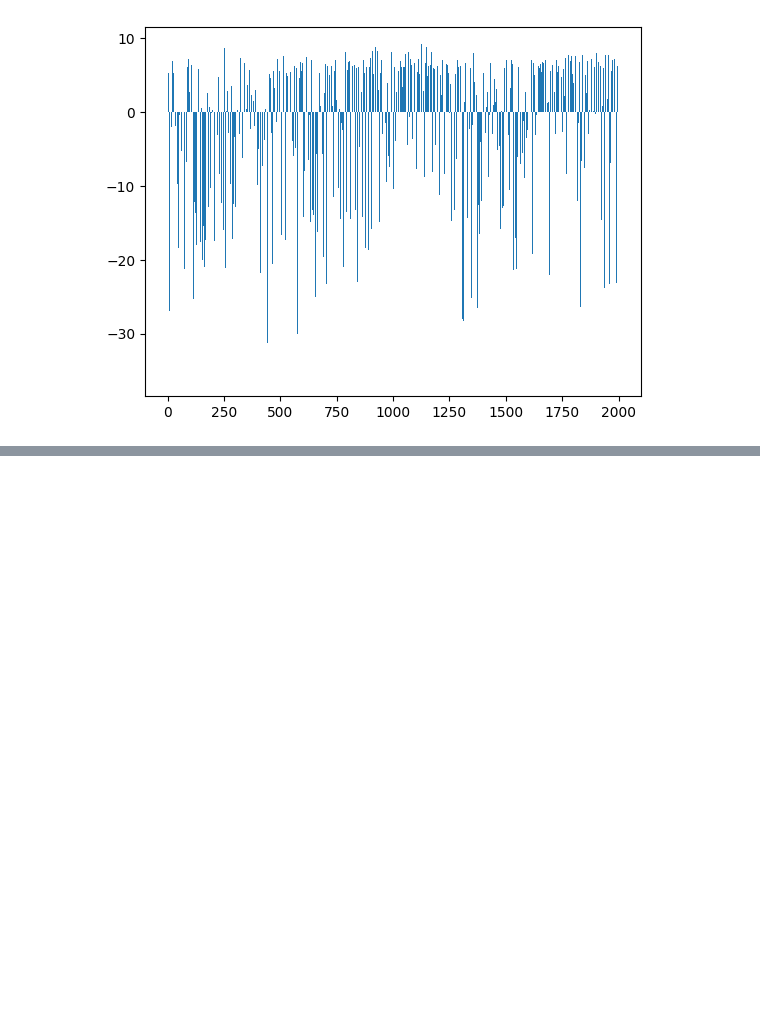
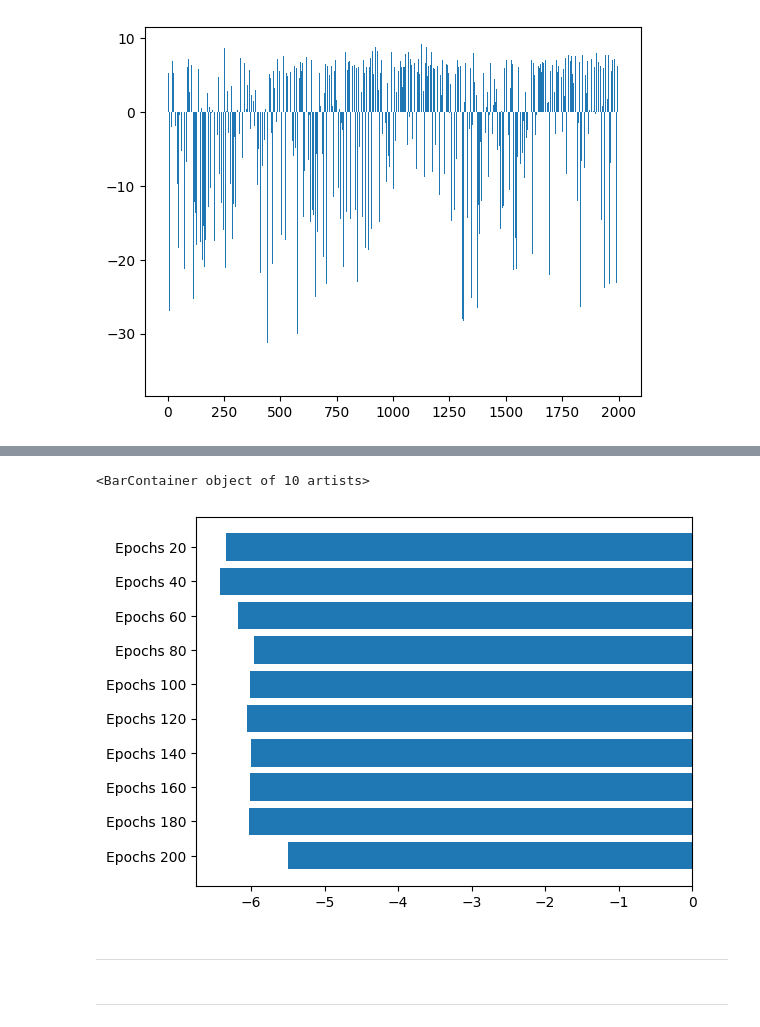
Before and after one commit to likviq/trackmania-ai, a Jupyter notebook: notebooks/rl-implementations/training_results.ipynb, the cells around one changed output, grey strips where cells are left out. Drawn from its saved outputs; the diff is of its cells as text; code cells hidden in the pictures; blank space fills up the shorter version.

```diff
--- a/notebooks/rl-implementations/training_results.ipynb
+++ b/notebooks/rl-implementations/training_results.ipynb
@@ -368,0 +411,14 @@ plt.show()
+# %%
+intervals = []
+average_step = []
+max_steps = []
+width = 20
+for start_epoch in range(0, len(epochs), width):
+    end_epoch = start_epoch + width
+    average_reward = (sum(rewards[:end_epoch]) / end_epoch)
+    max_reward = max(rewards[:end_epoch])
+    print(f"epochs: {end_epoch}, average reward: {average_reward}, max reward: {max_reward}")
+
+    intervals.append(f"Epochs {end_epoch}")
+    average_step.append(average_reward)
+    max_steps.append(max_reward)
@@ -368,0 +436,10 @@ plt.show()
+# %%
+import matplotlib.pyplot as plt
+plt.barh(y=intervals[::-1], width=average_step[::-1])
+# %% [output]
+<BarContainer object of 10 artists>
+[figure, added]
+# %% [markdown]
+-----------------
+# %% [markdown]
+--------------
```
Also changed, not shown: parts of 11 cells of this notebook, 5 other files.
